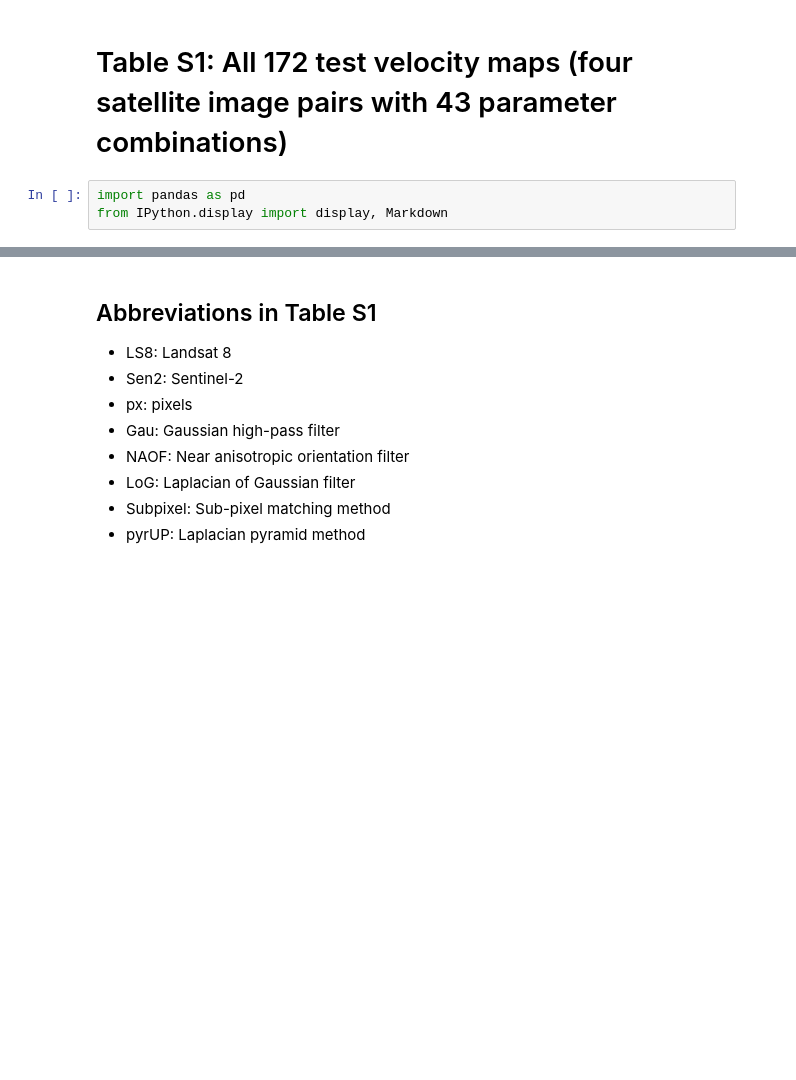
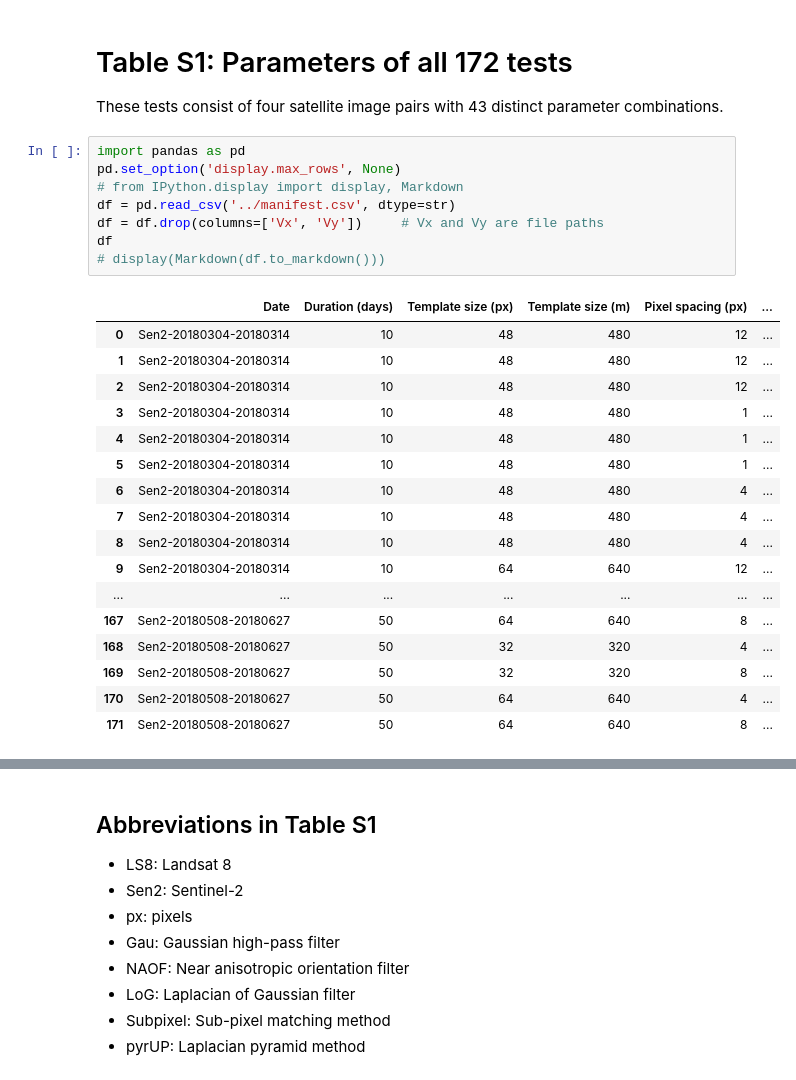
Before and after one commit to whyjz/GLAFT, a Jupyter notebook: _sources/notebooks/0_velocity_plots/TableS1.ipynb, the cells around one changed output, grey strips where cells are left out. Drawn from its saved outputs; the diff is of its cells as text; blank space fills up the shorter version.

```diff
--- a/_sources/notebooks/0_velocity_plots/TableS1.ipynb
+++ b/_sources/notebooks/0_velocity_plots/TableS1.ipynb
@@ -1,5 +1,30 @@
 # %% [markdown]
-# Table S1: All 172 test velocity maps (four satellite image pairs with 43 parameter combinations)
+# Table S1: Parameters of all 172 tests
+
+These tests consist of four satellite image pairs with 43 distinct parameter combinations.
 # %%
 import pandas as pd
-from IPython.display import display, Markdown
+pd.set_option('display.max_rows', None)
+# from IPython.display import display, Markdown
+df = pd.read_csv('../manifest.csv', dtype=str)
+df = df.drop(columns=['Vx', 'Vy'])     # Vx and Vy are file paths
+df
+# display(Markdown(df.to_markdown()))
+# %% [output]
+|  | Date | Duration (days) | Template size (px) | Template size (m) | Pixel spacing (px) | ... |
+| 0 | Sen2-20180304-20180314 | 10 | 48 | 480 | 12 | ... |
+| 1 | Sen2-20180304-20180314 | 10 | 48 | 480 | 12 | ... |
+| 2 | Sen2-20180304-20180314 | 10 | 48 | 480 | 12 | ... |
+| 3 | Sen2-20180304-20180314 | 10 | 48 | 480 | 1 | ... |
+| 4 | Sen2-20180304-20180314 | 10 | 48 | 480 | 1 | ... |
+| 5 | Sen2-20180304-20180314 | 10 | 48 | 480 | 1 | ... |
+| 6 | Sen2-20180304-20180314 | 10 | 48 | 480 | 4 | ... |
+| 7 | Sen2-20180304-20180314 | 10 | 48 | 480 | 4 | ... |
+| 8 | Sen2-20180304-20180314 | 10 | 48 | 480 | 4 | ... |
+| 9 | Sen2-20180304-20180314 | 10 | 64 | 640 | 12 | ... |
+| ... | ... | ... | ... | ... | ... | ... |
+| 167 | Sen2-20180508-20180627 | 50 | 64 | 640 | 8 | ... |
+| 168 | Sen2-20180508-20180627 | 50 | 32 | 320 | 4 | ... |
+| 169 | Sen2-20180508-20180627 | 50 | 32 | 320 | 8 | ... |
+| 170 | Sen2-20180508-20180627 | 50 | 64 | 640 | 4 | ... |
+| 171 | Sen2-20180508-20180627 | 50 | 64 | 640 | 8 | ... |
```
Also changed, not shown: parts of 1 cell of this notebook, 24 other files.
